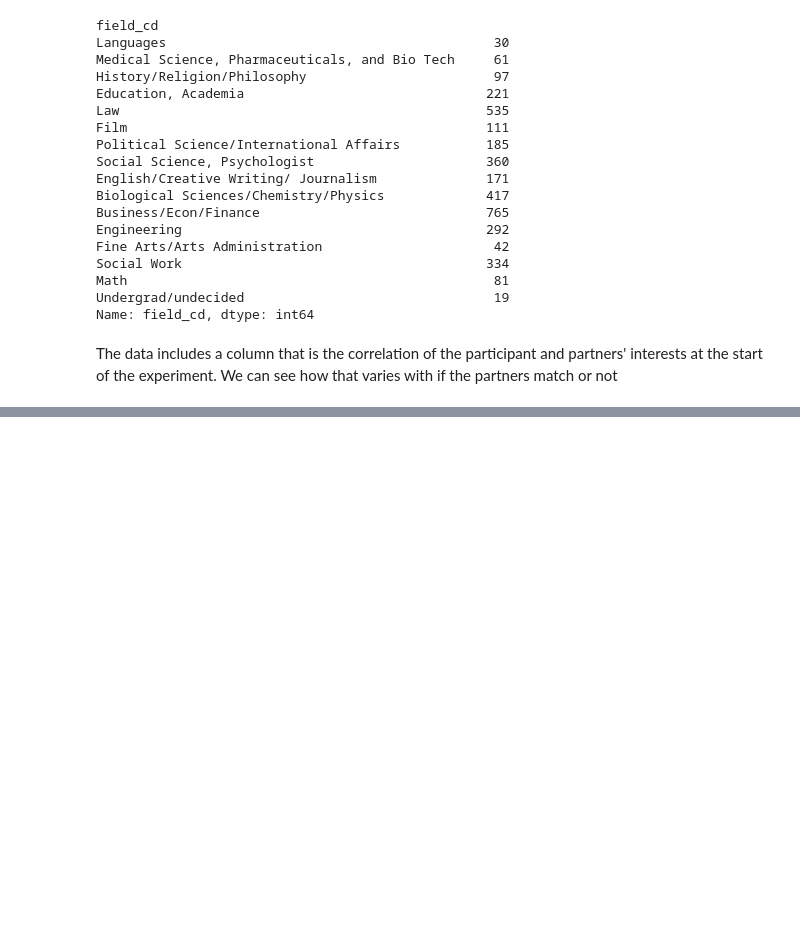
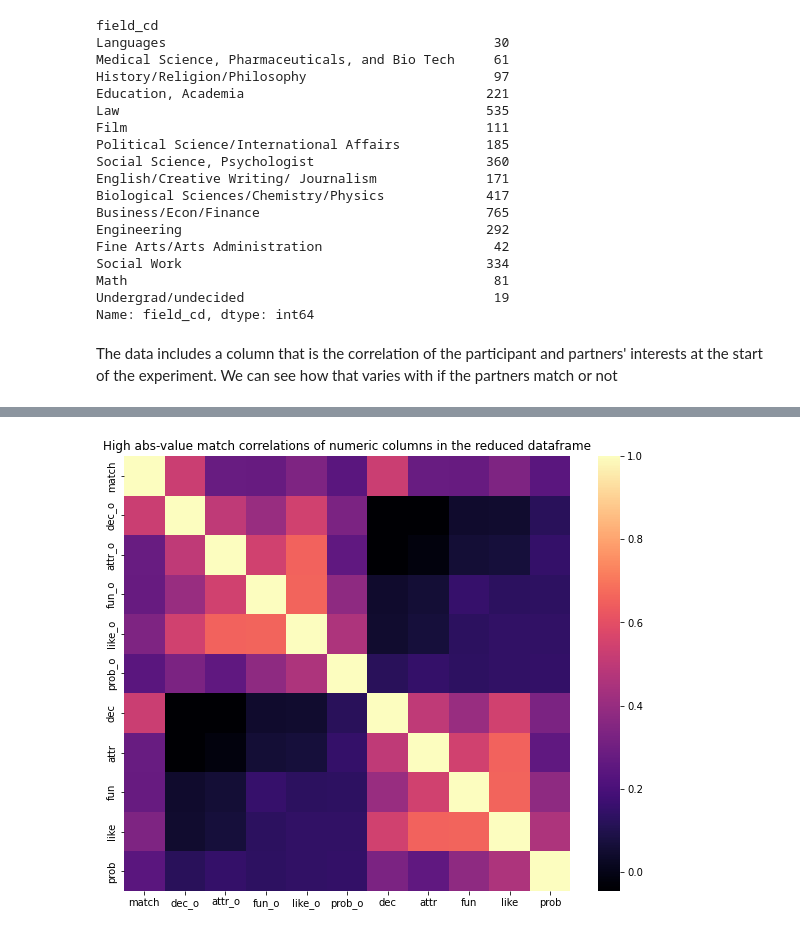
Before and after one commit to cas2247/Intro_DS_Capstone_Project, a Jupyter notebook: DavidSpeedDatingEDA.ipynb, the cells around one changed output, grey strips where cells are left out. Saved outputs shown, nothing was run; the diff lists cells and outputs as text; code cells hidden in the pictures; blank space fills up the shorter version.

```diff
--- a/DavidSpeedDatingEDA.ipynb
+++ b/DavidSpeedDatingEDA.ipynb
@@ -317,0 +350,4 @@ plt.show()
+# %%
+big_corrs = corr.loc[corr.match.abs() > 0.2, corr[corr.match.abs() > 0.2].index.values]
+print(big_corrs.shape)
+big_corrs
@@ -317,0 +368,10 @@ plt.show()
+# %%
+plt.figure(figsize=(10, 8))
+
+sns.heatmap(big_corrs,
+           xticklabels=big_corrs.columns.values,
+           yticklabels=big_corrs.columns.values,
+           cmap='magma')
+plt.title("High abs-value match correlations of numeric columns in the reduced dataframe");
+# %% [output]
+[figure, added]
```
Also changed, not shown: parts of 16 cells of this notebook.
